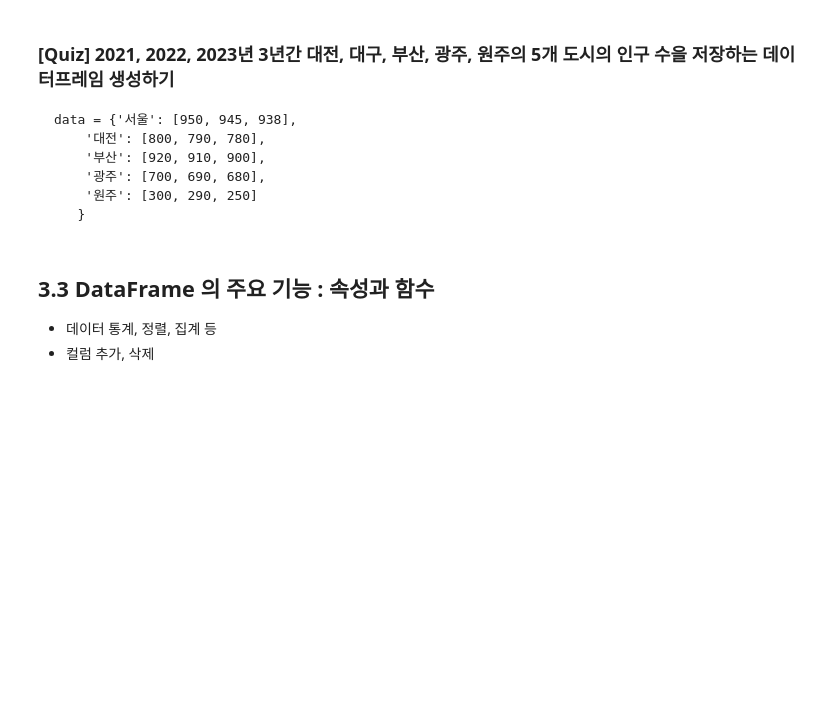
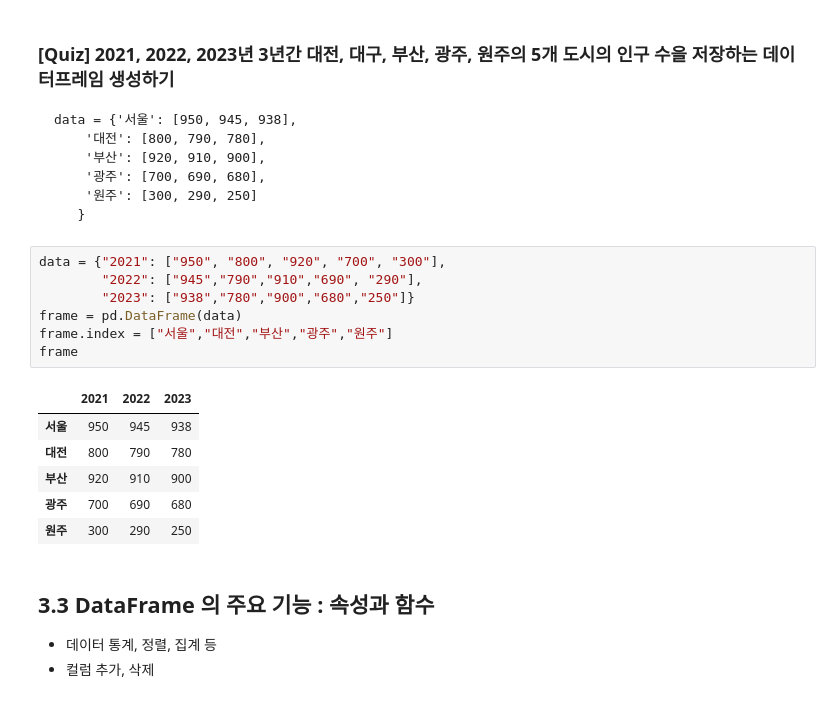
Before and after one commit to HyunGeunK/python_basic_2, a Jupyter notebook: ch05_update_class.ipynb, the cells around one changed output. Saved outputs shown, nothing was run; the diff lists cells and outputs as text; blank space fills up the shorter version.

Commit message:
dataframe 최종과제완료

```diff
--- a/ch05_update_class.ipynb
+++ b/ch05_update_class.ipynb
@@ -585,6 +585,20 @@ frame
         '광주': [700, 690, 680],
         '원주': [300, 290, 250]
        }
+# %%
+data = {"2021": ["950", "800", "920", "700", "300"],
+        "2022": ["945","790","910","690", "290"],
+        "2023": ["938","780","900","680","250"]}
+frame = pd.DataFrame(data)
+frame.index = ["서울","대전","부산","광주","원주"]
+frame
+# %% [output]
+|  | 2021 | 2022 | 2023 |
+| 서울 | 950 | 945 | 938 |
+| 대전 | 800 | 790 | 780 |
+| 부산 | 920 | 910 | 900 |
+| 광주 | 700 | 690 | 680 |
+| 원주 | 300 | 290 | 250 |
 # %% [markdown]
 ## 3.3 DataFrame 의 주요 기능 : 속성과 함수
 * 데이터 통계, 정렬, 집계 등
```
